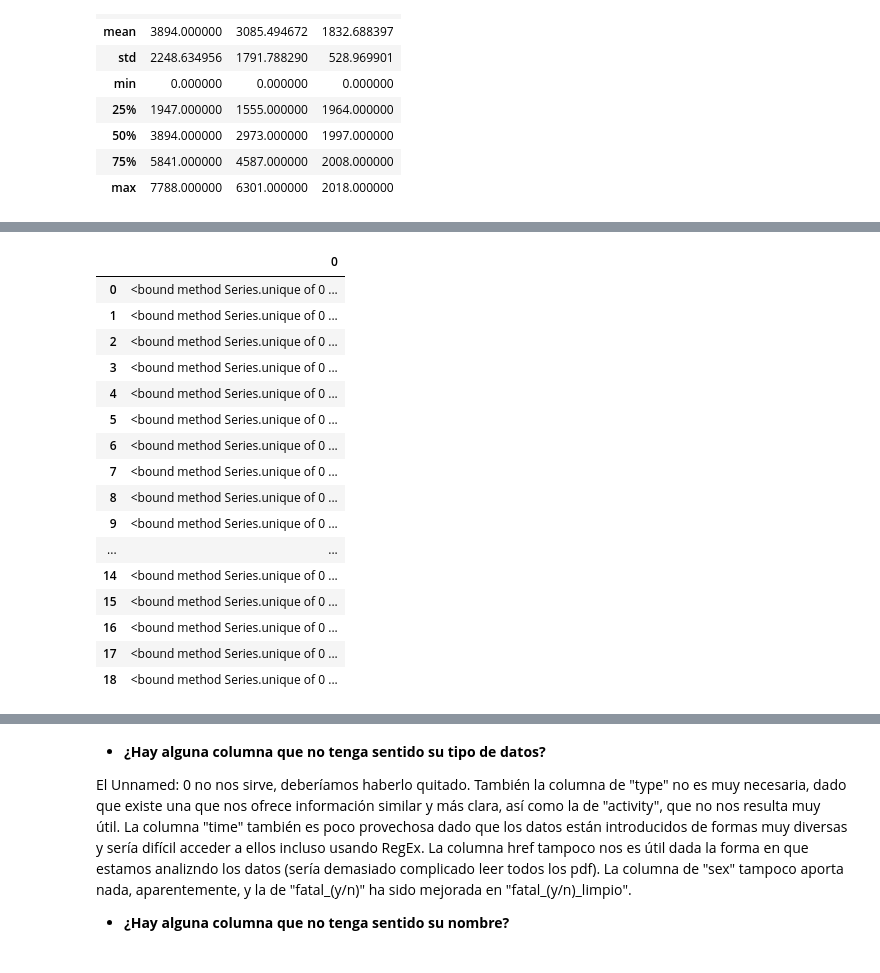
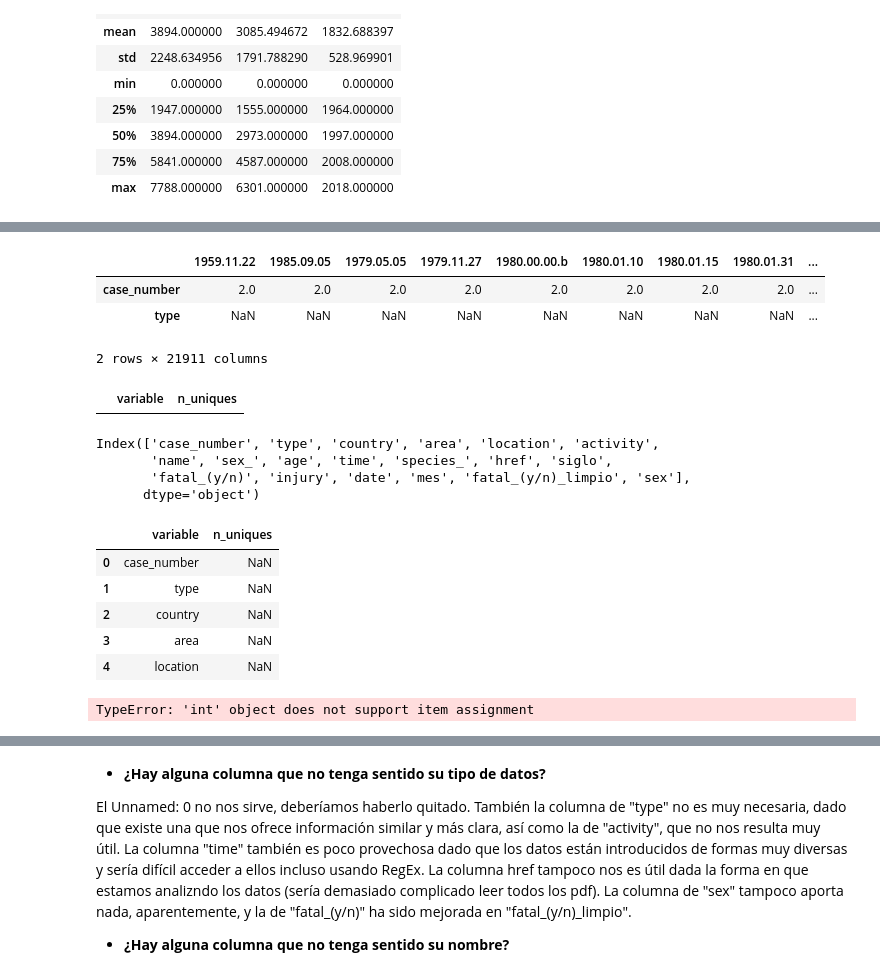
Before and after one commit to Adalab/DA_PromoC_modulo2_sprint2_Mari_y_Mina, a Jupyter notebook: EDA/pair_EDA_1.ipynb, the cells around one changed output, grey strips where cells are left out. Drawn from its saved outputs; the diff is of its cells as text; code cells hidden in the pictures.

```diff
--- a/EDA/pair_EDA_1.ipynb
+++ b/EDA/pair_EDA_1.ipynb
@@ -191,4 +197,4 @@ N    3862
 Name: sex, dtype: int64
 -----------
 # %%
-unicos_categoricas = pd.DataFrame(lista_vacia)
+df_lista_vacia = pd.DataFrame(lista_vacia)
@@ -195,20 +213,7 @@ unicos_categoricas = pd.DataFrame(lista_vacia)
 # %%
-unicos_categoricas
+unicos_categoricas.head(2)
 # %% [output]
-|  | 0 |
-| 0 | <bound method Series.unique of 0 ... |
-| 1 | <bound method Series.unique of 0 ... |
-| 2 | <bound method Series.unique of 0 ... |
-| 3 | <bound method Series.unique of 0 ... |
-| 4 | <bound method Series.unique of 0 ... |
-| 5 | <bound method Series.unique of 0 ... |
-| 6 | <bound method Series.unique of 0 ... |
-| 7 | <bound method Series.unique of 0 ... |
-| 8 | <bound method Series.unique of 0 ... |
-| 9 | <bound method Series.unique of 0 ... |
-| ... | ... |
-| 14 | <bound method Series.unique of 0 ... |
-| 15 | <bound method Series.unique of 0 ... |
-| 16 | <bound method Series.unique of 0 ... |
-| 17 | <bound method Series.unique of 0 ... |
-| 18 | <bound method Series.unique of 0 ... |
+|  | 1959.11.22 | 1985.09.05 | 1979.05.05 | 1979.11.27 | 1980.00.00.b | 1980.01.10 | 1980.01.15 | 1980.01.31 | ... |
+| case_number | 2.0 | 2.0 | 2.0 | 2.0 | 2.0 | 2.0 | 2.0 | 2.0 | ... |
+| type | NaN | NaN | NaN | NaN | NaN | NaN | NaN | NaN | ... |
+2 rows × 21911 columns
@@ -214,0 +222,11 @@ unicos_categoricas
+# %%
+df_bonus.head(2)
+# %% [output]
+|  | variable | n_uniques |
+# %%
+df_categoricas.columns
+# %% [output]
+Index(['case_number', 'type', 'country', 'area', 'location', 'activity',
+       'name', 'sex_', 'age', 'time', 'species_', 'href', 'siglo',
+       'fatal_(y/n)', 'injury', 'date', 'mes', 'fatal_(y/n)_limpio', 'sex'],
+      dtype='object')
@@ -214,0 +236,15 @@ unicos_categoricas
+# %%
+df_bonus.head()
+# %% [output]
+|  | variable | n_uniques |
+| 0 | case_number | NaN |
+| 1 | type | NaN |
+| 2 | country | NaN |
+| 3 | area | NaN |
+| 4 | location | NaN |
+# %%
+for x in df_lista_vacia:
+    for a in x:
+    #df_bonus = df_bonus.append([{"n_uniques": x}], ignore_index=True)
+# %% [output]
+TypeError: 'int' object does not support item assignment
```
Also changed, not shown: parts of 12 cells of this notebook.
